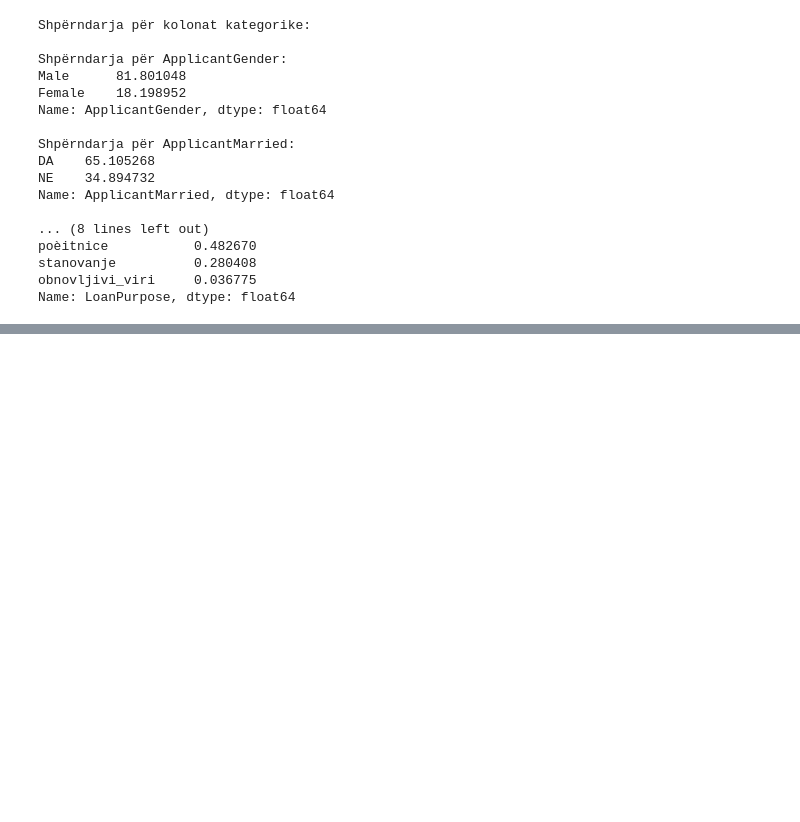
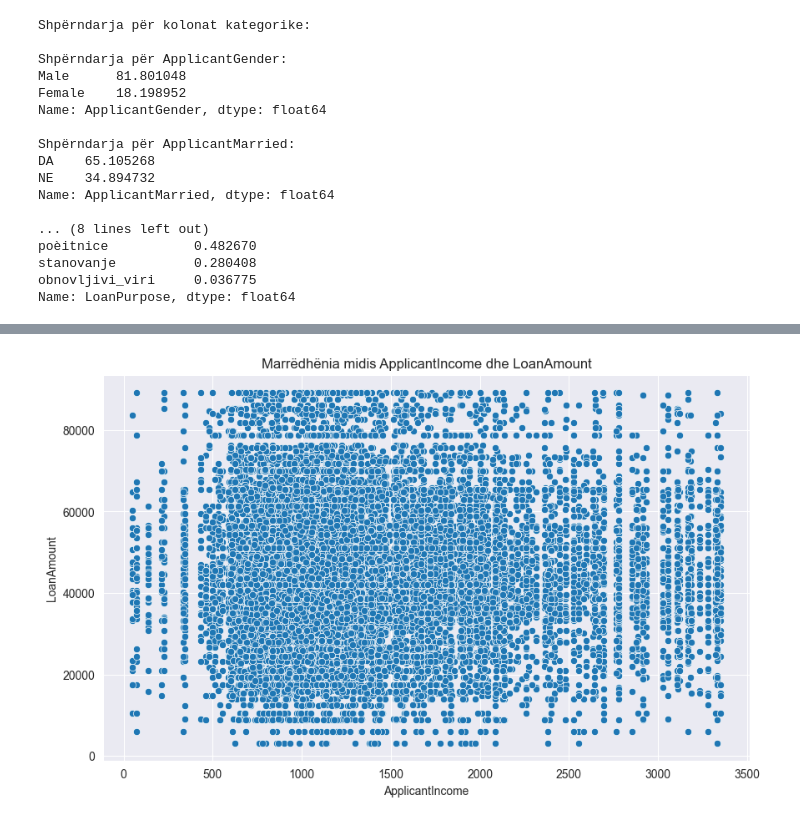
Before and after one commit to kaltrinabaliu/PergatitjaDheVizualizimiiTeDhenave, a Jupyter notebook: BankingDatasetForLoan.ipynb, the cells around one changed output, grey strips where cells are left out. Saved outputs shown, nothing was run; the diff lists cells and outputs as text; code cells hidden in the pictures; blank space fills up the shorter version.

```diff
--- a/BankingDatasetForLoan.ipynb
+++ b/BankingDatasetForLoan.ipynb
@@ -521,0 +538,8 @@ Name: LoanPurpose, dtype: float64
+# %%
+# Scatter plot for ApplicantIncome and LoanAmount
+plt.figure(figsize=(10, 6))
+sns.scatterplot(x='ApplicantIncome', y='LoanAmount', data=df_cleaned)
+plt.title("Marrëdhënia midis ApplicantIncome dhe LoanAmount")
+plt.show()
+# %% [output]
+[figure, added]
```
Also changed, not shown: parts of 5 cells of this notebook.
